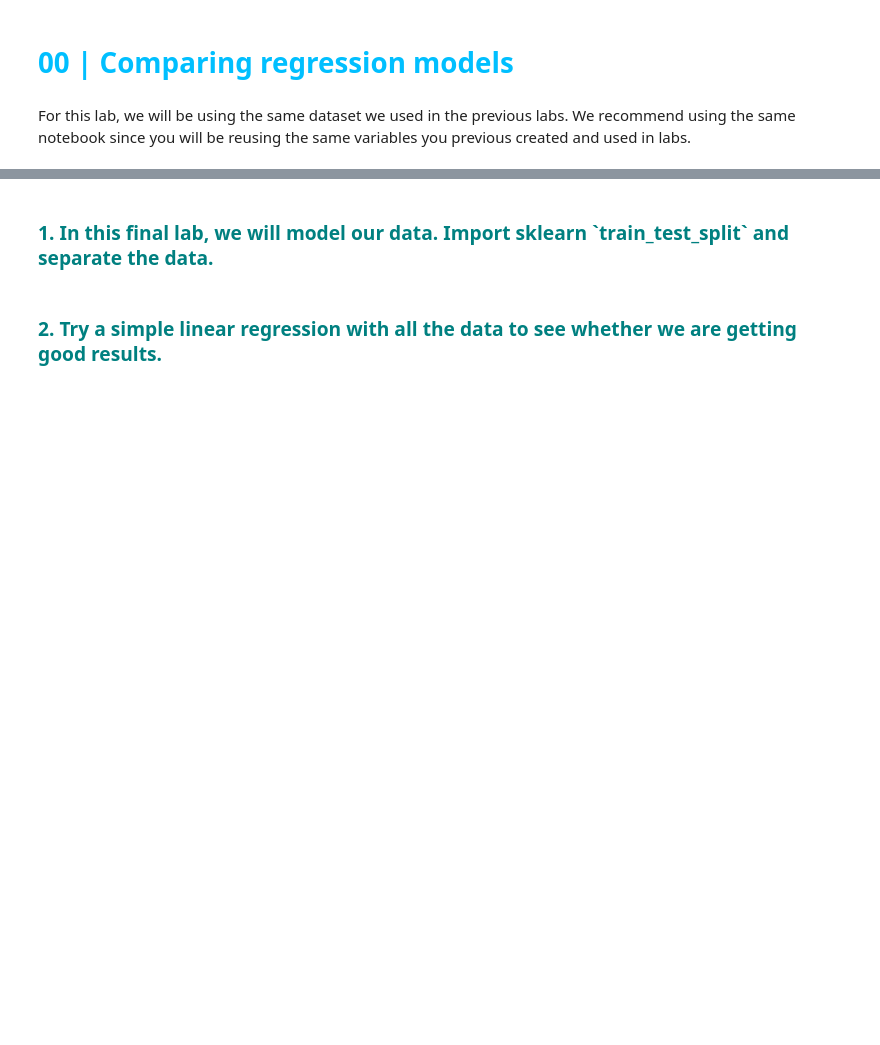
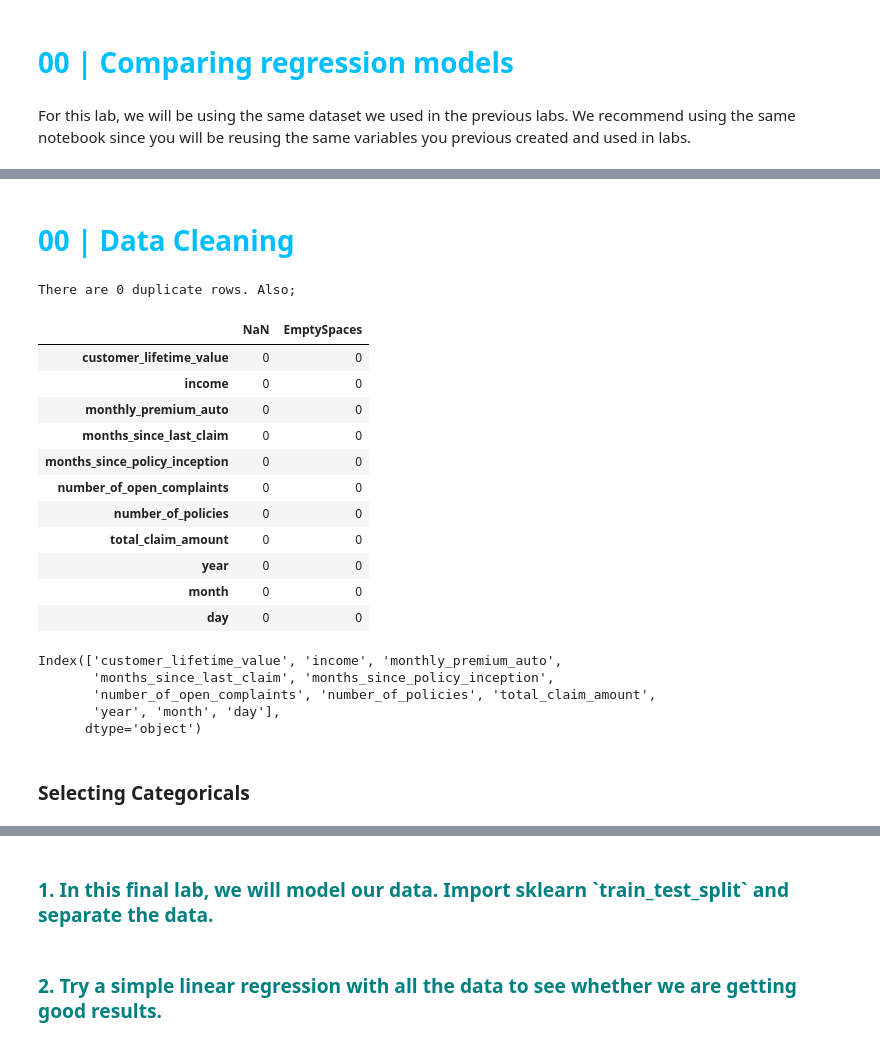
Before and after one commit to isi-mube/Iron-Labs, a Jupyter notebook: unit_4_py/lab-comparing-regression-models/02_solution/imb_solution.ipynb, the cells around one changed output, grey strips where cells are left out. Saved outputs shown, nothing was run; the diff lists cells and outputs as text; code cells hidden in the pictures; blank space fills up the shorter version.

```diff
--- a/unit_4_py/lab-comparing-regression-models/02_solution/imb_solution.ipynb
+++ b/unit_4_py/lab-comparing-regression-models/02_solution/imb_solution.ipynb
@@ -43,0 +93,49 @@ data.head(3)
+# %% [markdown]
+<h1 style="color: #00BFFF;">00 | Data Cleaning</h1>
+# %%
+## Summary of all previosu labs ! ##
+
+data_c = data.copy() ## Copy as best practices
+data_c = data_c.drop(['customer'], axis=1) # We drop 'customer' ID from data_c (safe copy) like its NaN. ID = uselesness most of the times
+
+# Dates are complex. First, we will change it to datetime format
+data_c['effective_to_date'] = data_c['effective_to_date'].astype('datetime64[ns]')
+# And now, to have it as numericals in separate days, months and years
+data_c['year'] = data_c['effective_to_date'].dt.year
+data_c['month'] = data_c['effective_to_date'].dt.month
+data_c['day'] = data_c['effective_to_date'].dt.day
+# And... bye bye!
+data_c = data_c.drop(['effective_to_date'], axis=1)
+
+# Selecting Numericals for this lab
+n = data_c.select_dtypes(include=np.number).drop_duplicates()
+explore_data(n)
+
+# Why I added .drop_duplicates?
+
+## In explore_data(data) I had 0 duplicates
+## In explore_data(data_c) just making the copy, I created 163 duplicates
+## Lastly, explore_data(n) first returned me... 1090 duplicates !
+## So, I am not sure what the error is in the first place to be honest, but I think it's safe to drop them, they were not present in the first dataset.
+# %% [output]
+There are 0 duplicate rows. Also;
+|  | NaN | EmptySpaces |
+| customer_lifetime_value | 0 | 0 |
+| income | 0 | 0 |
+| monthly_premium_auto | 0 | 0 |
+| months_since_last_claim | 0 | 0 |
+| months_since_policy_inception | 0 | 0 |
+| number_of_open_complaints | 0 | 0 |
+| number_of_policies | 0 | 0 |
+| total_claim_amount | 0 | 0 |
+| year | 0 | 0 |
+| month | 0 | 0 |
+| day | 0 | 0 |
+# %%
+n.columns
+# %% [output]
+Index(['customer_lifetime_value', 'income', 'monthly_premium_auto',
+       'months_since_last_claim', 'months_since_policy_inception',
+       'number_of_open_complaints', 'number_of_policies', 'total_claim_amount',
+       'year', 'month', 'day'],
+      dtype='object')
@@ -43,0 +147,2 @@ data.head(3)
+# %% [markdown]
+### Selecting Categoricals
```
Also changed, not shown: parts of 29 cells of this notebook, 5 other files.
